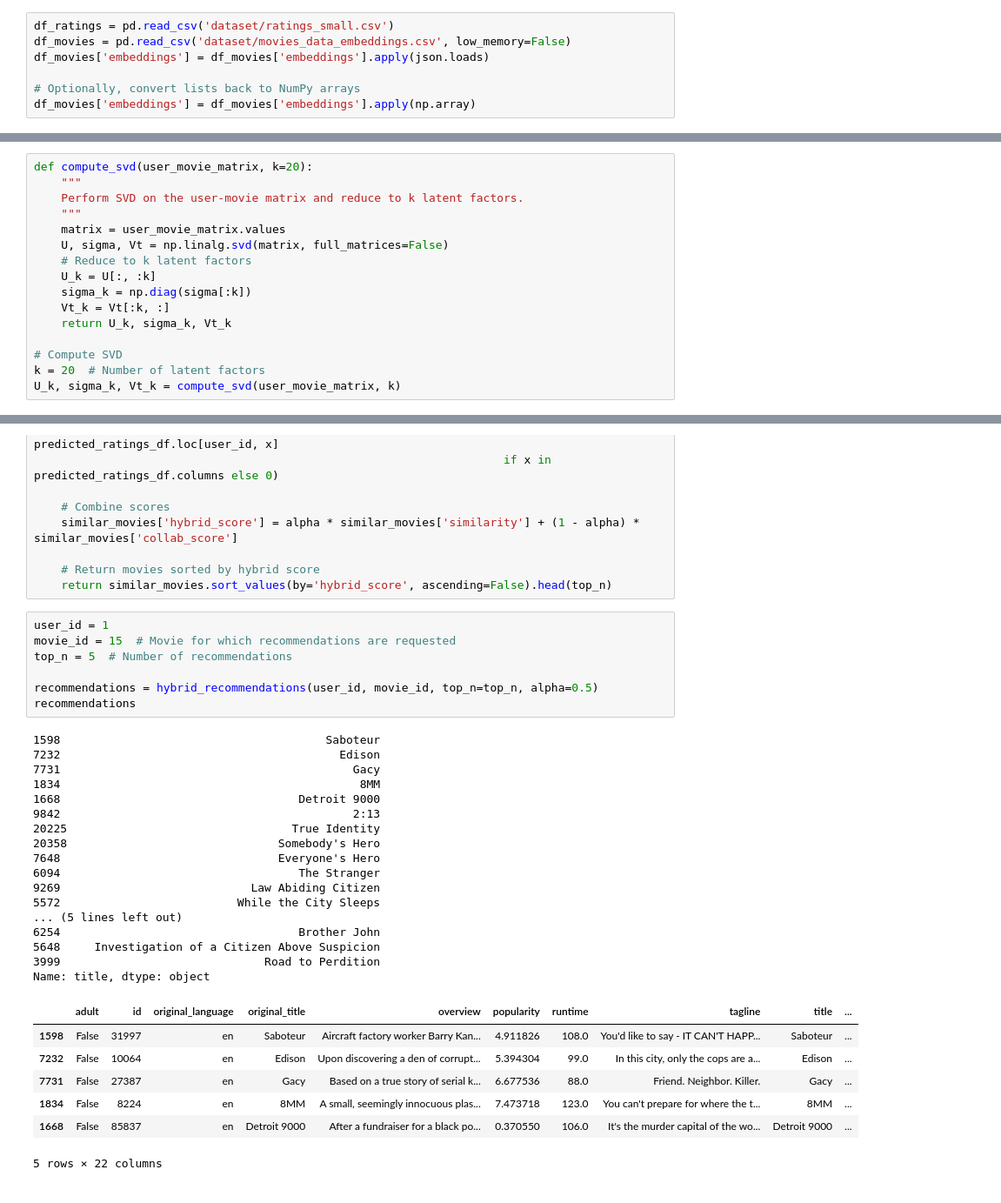
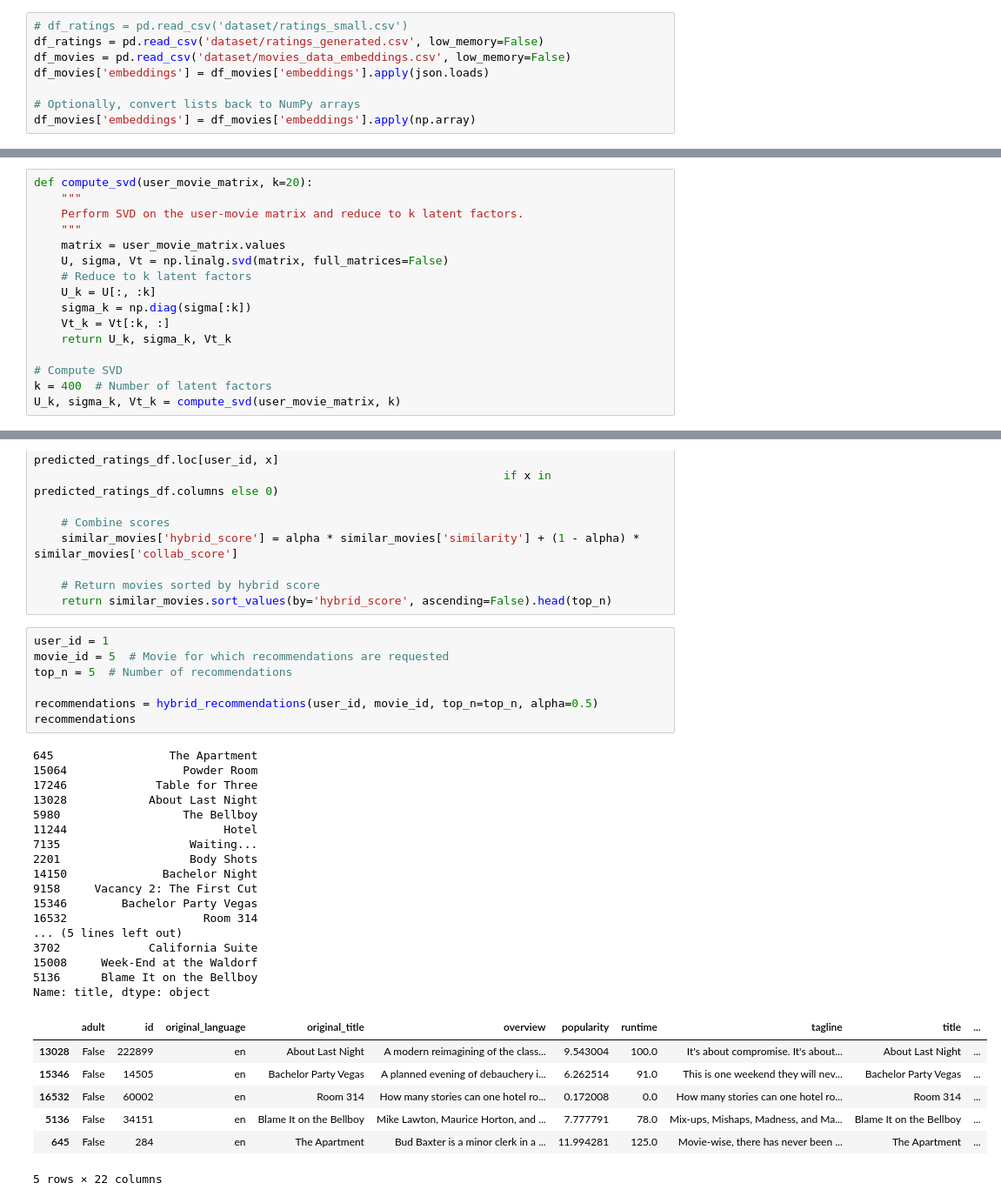
Before and after one commit to Wojtek130/Movies-Recommender, a Jupyter notebook: ratings.ipynb, the cells around one changed output, grey strips where cells are left out. Shown at 87% size. Drawn from its saved outputs; the diff is of its cells as text.

Commit message:
promising rating search

```diff
--- a/ratings.ipynb
+++ b/ratings.ipynb
@@ -6,7 +6,8 @@ from utils import get_content_similarity
 import ast
 import json
 # %%
-df_ratings = pd.read_csv('dataset/ratings_small.csv')
+# df_ratings = pd.read_csv('dataset/ratings_small.csv')
+df_ratings = pd.read_csv('dataset/ratings_generated.csv', low_memory=False)
 df_movies = pd.read_csv('dataset/movies_data_embeddings.csv', low_memory=False)
 df_movies['embeddings'] = df_movies['embeddings'].apply(json.loads)
 
@@ -52,7 +53,7 @@ def compute_svd(user_movie_matrix, k=20):
     return U_k, sigma_k, Vt_k
 
 # Compute SVD
-k = 20  # Number of latent factors
+k = 400  # Number of latent factors
 U_k, sigma_k, Vt_k = compute_svd(user_movie_matrix, k)
 # %%
 def predict_ratings(U_k, sigma_k, Vt_k):
@@ -112,33 +113,33 @@ def hybrid_recommendations(user_id, movie_id, top_n=10, alpha=0.5):
     return similar_movies.sort_values(by='hybrid_score', ascending=False).head(top_n)
 # %%
 user_id = 1
-movie_id = 15  # Movie for which recommendations are requested
+movie_id = 5  # Movie for which recommendations are requested
 top_n = 5  # Number of recommendations
 
 recommendations = hybrid_recommendations(user_id, movie_id, top_n=top_n, alpha=0.5)
 recommendations
 # %% [output]
-1598                                       Saboteur
-7232                                         Edison
-7731                                           Gacy
-1834                                            8MM
-1668                                   Detroit 9000
-9842                                           2:13
-20225                                 True Identity
-20358                               Somebody's Hero
-7648                                Everyone's Hero
-6094                                   The Stranger
-9269                            Law Abiding Citizen
-5572                          While the City Sleeps
+645                 The Apartment
+15064                 Powder Room
+17246             Table for Three
+13028            About Last Night
+5980                  The Bellboy
+11244                       Hotel
+7135                   Waiting...
+2201                   Body Shots
+14150              Bachelor Night
+9158     Vacancy 2: The First Cut
+15346        Bachelor Party Vegas
+16532                    Room 314
 ... (5 lines left out)
-6254                                   Brother John
-5648     Investigation of a Citizen Above Suspicion
-3999                              Road to Perdition
+3702             California Suite
+15008     Week-End at the Waldorf
+5136      Blame It on the Bellboy
 Name: title, dtype: object
 |  | adult | id | original_language | original_title | overview | popularity | runtime | tagline | title | ... |
-| 1598 | False | 31997 | en | Saboteur | Aircraft factory worker Barry Kan... | 4.911826 | 108.0 | You'd like to say - IT CAN'T HAPP... | Saboteur | ... |
-| 7232 | False | 10064 | en | Edison | Upon discovering a den of corrupt... | 5.394304 | 99.0 | In this city, only the cops are a... | Edison | ... |
-| 7731 | False | 27387 | en | Gacy | Based on a true story of serial k... | 6.677536 | 88.0 | Friend. Neighbor. Killer. | Gacy | ... |
-| 1834 | False | 8224 | en | 8MM | A small, seemingly innocuous plas... | 7.473718 | 123.0 | You can't prepare for where the t... | 8MM | ... |
-| 1668 | False | 85837 | en | Detroit 9000 | After a fundraiser for a black po... | 0.370550 | 106.0 | It's the murder capital of the wo... | Detroit 9000 | ... |
+| 13028 | False | 222899 | en | About Last Night | A modern reimagining of the class... | 9.543004 | 100.0 | It's about compromise. It's about... | About Last Night | ... |
+| 15346 | False | 14505 | en | Bachelor Party Vegas | A planned evening of debauchery i... | 6.262514 | 91.0 | This is one weekend they will nev... | Bachelor Party Vegas | ... |
+| 16532 | False | 60002 | en | Room 314 | How many stories can one hotel ro... | 0.172008 | 0.0 | How many stories can one hotel ro... | Room 314 | ... |
+| 5136 | False | 34151 | en | Blame It on the Bellboy | Mike Lawton, Maurice Horton, and ... | 7.777791 | 78.0 | Mix-ups, Mishaps, Madness, and Ma... | Blame It on the Bellboy | ... |
+| 645 | False | 284 | en | The Apartment | Bud Baxter is a minor clerk in a ... | 11.994281 | 125.0 | Movie-wise, there has never been ... | The Apartment | ... |
 5 rows × 22 columns
```
Also changed, not shown: parts of 2 cells of this notebook.
